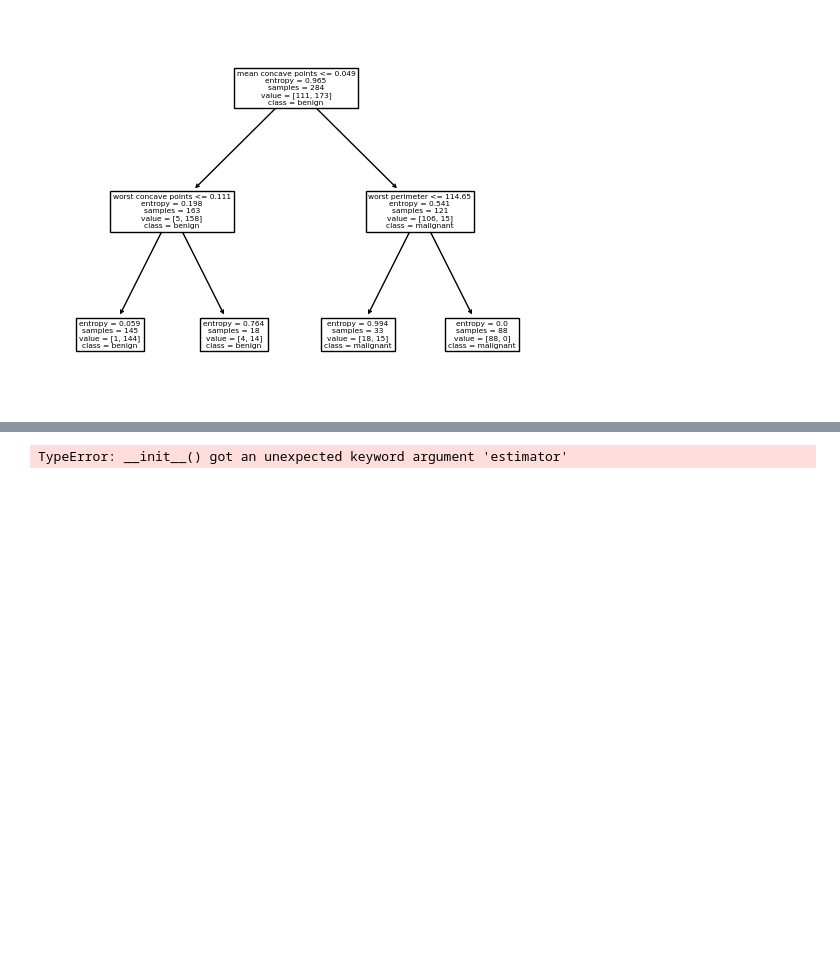
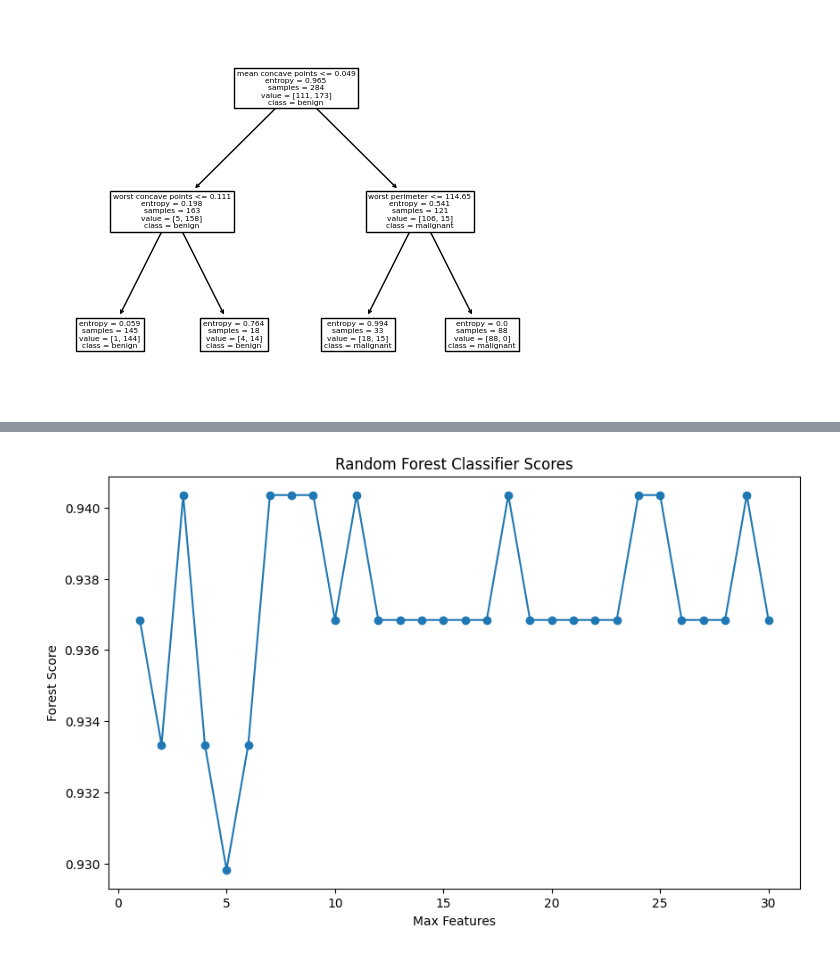
Before and after one commit to JheneJin/CECS451Ass6, a Jupyter notebook: assn6.ipynb, the cells around one changed output, grey strips where cells are left out. Saved outputs shown, nothing was run; the diff lists cells and outputs as text; code cells hidden in the pictures; blank space fills up the shorter version.

```diff
--- a/assn6.ipynb
+++ b/assn6.ipynb
@@ -111,24 +116,26 @@ plt.show()
 # %%
 #part k
-# Record bagging score for each n_estimators
-# Varying n_estimators from 1 to 100
-maxFeatureRange = np.arange(1, x.shape[1] + 1)
+# define max feature arr
+maxFeatureArr = np.arange(1, x.shape[1] + 1)
 
 forestScoreArr = []
-for maxFeature in maxFeatureRange:
-    rfClass = RandomForestClassifier(max_features= maxFeature, n_estimators=100, random_state=42)
-
+for i in range(len(maxFeatureArr)):
+    #intialize the rfClass
+    rfClass = RandomForestClassifier(max_features= i + 1, n_estimators=100, criterion="entropy", max_depth=2)
+    #fit the class by x and y training datasets
     rfClass.fit(xTrain, yTrain)
+    #predictions of rfClass
     yPredRf = rfClass.predict(xTest)
+    #get forestScore
     forestScore = accuracy_score(yTest, yPredRf)
     forestScoreArr.append(forestScore)
 
-# Plot bagging scores
+# Plot forest scores
 plt.figure(figsize=(10, 6))
-plt.plot(maxFeatureRange, forestScoreArr, marker='o')
-plt.xlabel('Max Features')
-plt.ylabel('Forest Score')
-plt.title('Random Forest Classifier Scores')
+plt.plot(maxFeatureArr, forestScoreArr, marker="o")
+plt.xlabel("Max Features")
+plt.ylabel("Forest Score")
+plt.title("Random Forest Classifier Scores")
 plt.show()
 # %% [output]
-TypeError: __init__() got an unexpected keyword argument 'estimator'
+[figure, added]
```
Also changed, not shown: parts of 5 cells of this notebook.
